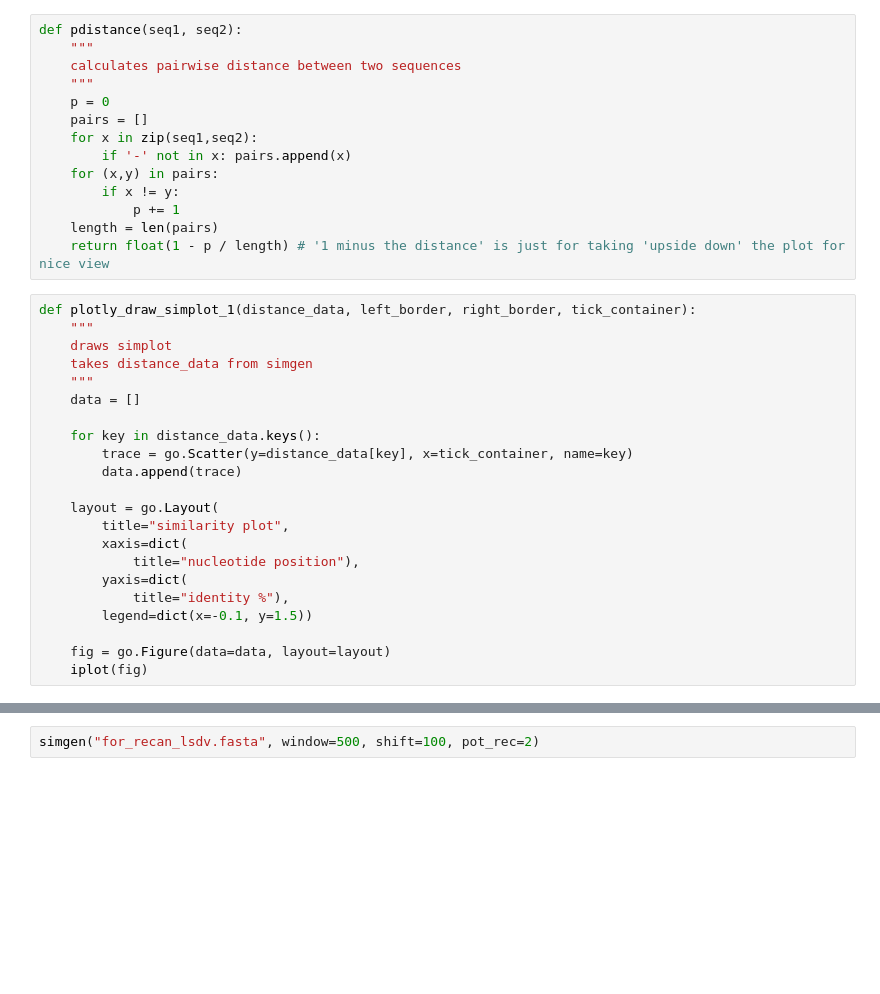
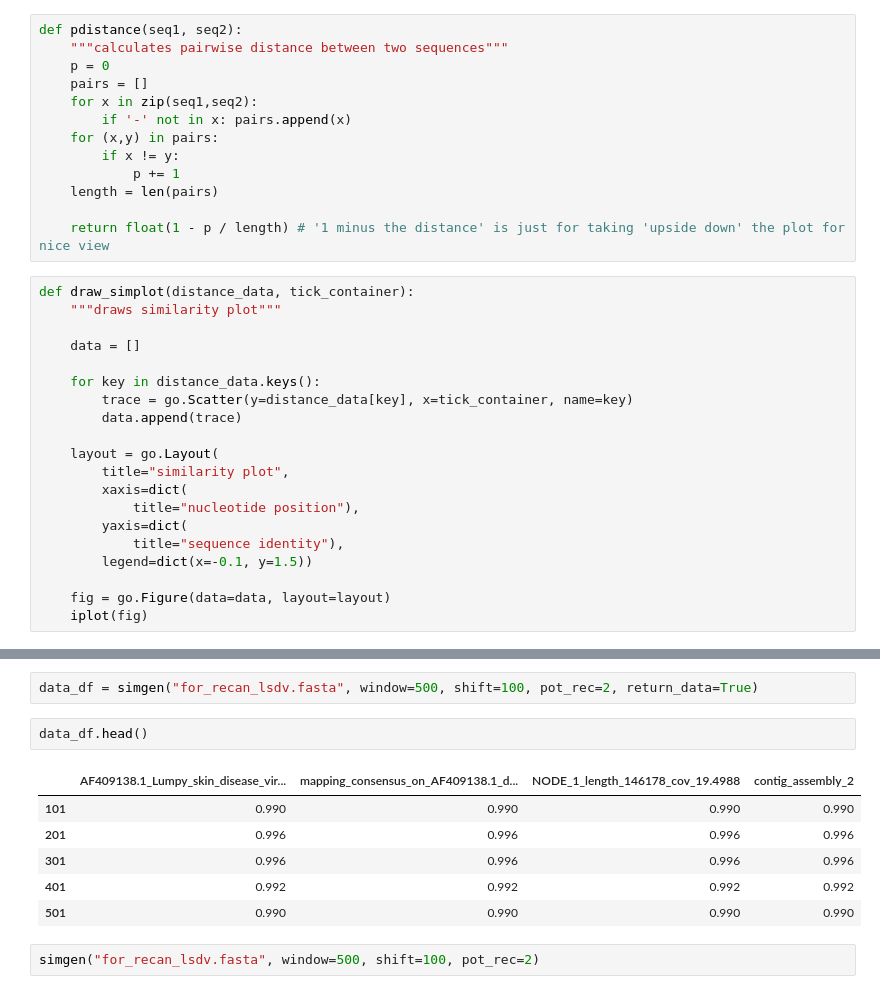
Before and after one commit to babinyurii/recan, a Jupyter notebook: 5_plotly_plotting.ipynb, the cells around one changed output, grey strips where cells are left out. Drawn from its saved outputs; the diff is of its cells as text; blank space fills up the shorter version.

```diff
--- a/5_plotly_plotting.ipynb
+++ b/5_plotly_plotting.ipynb
@@ -7,8 +25,6 @@ init_notebook_mode(connected=True)
 # %%
 def pdistance(seq1, seq2):
-    """
-    calculates pairwise distance between two sequences
-    """
+    """calculates pairwise distance between two sequences"""
     p = 0
     pairs = []
     for x in zip(seq1,seq2):
@@ -17,13 +33,12 @@ def pdistance(seq1, seq2):
         if x != y:
             p += 1
     length = len(pairs)
+
     return float(1 - p / length) # '1 minus the distance' is just for taking 'upside down' the plot for nice view
 # %%
-def plotly_draw_simplot_1(distance_data, left_border, right_border, tick_container):
-    """
-    draws simplot
-    takes distance_data from simgen
-    """
+def draw_simplot(distance_data, tick_container):
+    """draws similarity plot"""
+
     data = []
 
     for key in distance_data.keys():
@@ -35,7 +50,7 @@ def plotly_draw_simplot_1(distance_data, left_border, right_border, tick_contain
         xaxis=dict(
             title="nucleotide position"),
         yaxis=dict(
-            title="identity %"),
+            title="sequence identity"),
         legend=dict(x=-0.1, y=1.5))
 
     fig = go.Figure(data=data, layout=layout)
@@ -100,3 +117,14 @@ def simgen(align, pot_rec, window=500, shift=100, region=False):
+# %%
+data_df = simgen("for_recan_lsdv.fasta", window=500, shift=100, pot_rec=2, return_data=True)
+# %%
+data_df.head()
+# %% [output]
+|  | AF409138.1_Lumpy_skin_disease_vir... | mapping_consensus_on_AF409138.1_d... | NODE_1_length_146178_cov_19.4988 | contig_assembly_2 |
+| 101 | 0.990 | 0.990 | 0.990 | 0.990 |
+| 201 | 0.996 | 0.996 | 0.996 | 0.996 |
+| 301 | 0.996 | 0.996 | 0.996 | 0.996 |
+| 401 | 0.992 | 0.992 | 0.992 | 0.992 |
+| 501 | 0.990 | 0.990 | 0.990 | 0.990 |
 # %%
 simgen("for_recan_lsdv.fasta", window=500, shift=100, pot_rec=2)
 # %% [output]
```
Also changed, not shown: parts of 6 cells of this notebook.
